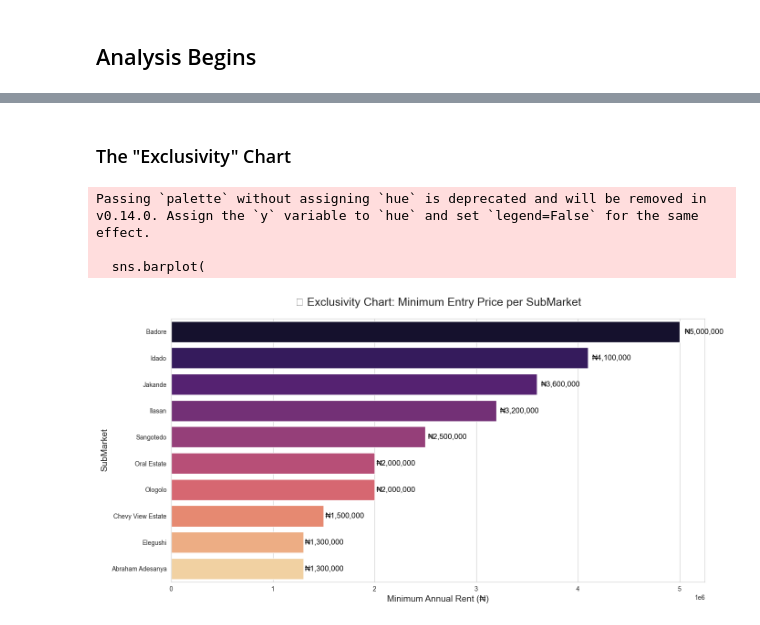
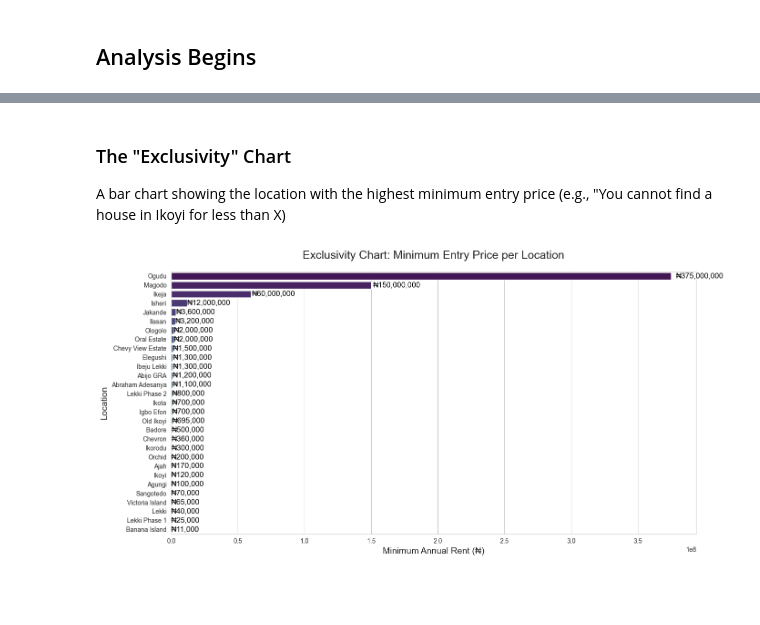
Before and after one commit to WisdomOfogba/Luxury-Island-Scrapper, a Jupyter notebook: geographic_analysis.ipynb, the cells around one changed output, grey strips where cells are left out. Drawn from its saved outputs; the diff is of its cells as text; code cells hidden in the pictures; blank space fills up the shorter version.

```diff
--- a/geographic_analysis.ipynb
+++ b/geographic_analysis.ipynb
@@ -18,7 +17,7 @@ import numpy as np
 ### Loading Dataset
 I am loading and previewing the Merged Dataset
 # %%
-df = pd.read_csv("Merged_dataset.csv")
+df = pd.read_csv("./data/Merged_dataset.csv")
 df
 # %% [output]
 |  | Title | Location | Price | Bedrooms | Bathrooms | Toilets | Property Type | URL |
@@ -229,7 +267,7 @@ df
 # %%
 sns.set_style("whitegrid")
 plt.rcParams['figure.figsize'] = (12,6)
-top10 = df['SubMarket'].value_counts().head(10)
+top10 = df['Location'].value_counts().head(10)
 
 plt.figure(figsize=(14,7))
 sns.barplot(
@@ -237,11 +275,12 @@ sns.barplot(
     y=top10.index,
     palette=sns.color_palette("viridis", len(top10)),
     dodge=False,
-    legend=False
+    legend=False,
+    hue=top10.index
 )
-plt.title("🏠 Top 10 Busiest Locations by Number of Listings", fontsize=18, pad=20)
+plt.title("Top 10 Busiest Locations by Number of Listings", fontsize=18, pad=20)
 plt.xlabel("Number of Listings", fontsize=14)
-plt.ylabel("SubMarket", fontsize=14)
+plt.ylabel("Location", fontsize=14)
 for i, v in enumerate(top10.values):
     plt.text(v + 5, i, str(v), color='black', va='center', fontsize=12)
 plt.tight_layout()
@@ -256,21 +289,0 @@ Passing `palette` without assigning `hue` is deprecated and will be removed in v
-# %%
-if 'Status' not in df.columns:
-    df['Status'] = np.where(np.random.rand(len(df)) < 0.2, 'New', 'Existing')
-
-# Pivot for heatmap
-heatmap_data = df[df['Status']=='New'].groupby(['MacroMarket','SubMarket']).size().unstack(fill_value=0)
-
-plt.figure(figsize=(14,6))
-sns.heatmap(
-    heatmap_data,
-    annot=True,
-    fmt="d",
-    cmap="YlGnBu",
-    linewidths=0.5,
-    linecolor='gray'
-)
-plt.title("📊 Vacancy Heatmap: Number of 'New' Listings per SubMarket", fontsize=18, pad=20)
-plt.ylabel("MacroMarket", fontsize=14)
-plt.xlabel("SubMarket", fontsize=14)
-plt.tight_layout()
-plt.show()
@@ -279,24 +290,25 @@ plt.show()
 # %% [markdown]
 ### The "Exclusivity" Chart
+A bar chart showing the location with the highest minimum entry
+price (e.g., "You cannot find a house in Ikoyi for less than X)
 # %%
-min_rent = df.groupby('SubMarket')['Annual_Rent'].min().sort_values(ascending=False).head(10)
+min_rent = df.groupby('Location')['Price'].min().sort_values(ascending=False)
 
 plt.figure(figsize=(14,7))
 sns.barplot(
     x=min_rent.values,
     y=min_rent.index,
-    palette=sns.color_palette("magma", len(min_rent)),
-    dodge=False
+    palette=sns.color_palette("viridis", len(min_rent)),
+    dodge=False,
+    legend=False,
+    hue=min_rent.index
 )
-plt.title("💎 Exclusivity Chart: Minimum Entry Price per SubMarket", fontsize=18, pad=20)
+plt.title("Exclusivity Chart: Minimum Entry Price per Location", fontsize=18, pad=20)
 plt.xlabel("Minimum Annual Rent (₦)", fontsize=14)
-plt.ylabel("SubMarket", fontsize=14)
+plt.ylabel("Location", fontsize=14)
 for i, v in enumerate(min_rent.values):
     plt.text(v + 0.01*v, i, f"₦{v:,}", color='black', va='center', fontsize=12)
 plt.tight_layout()
 plt.show()
 # %% [output]
-Passing `palette` without assigning `hue` is deprecated and will be removed in v0.14.0. Assign the `y` variable to `hue` and set `legend=False` for the same effect.
-
-  sns.barplot(
-[figure, old version]
+[figure, new version]
```
Also changed, not shown: parts of 19 cells of this notebook, 7 other files.
